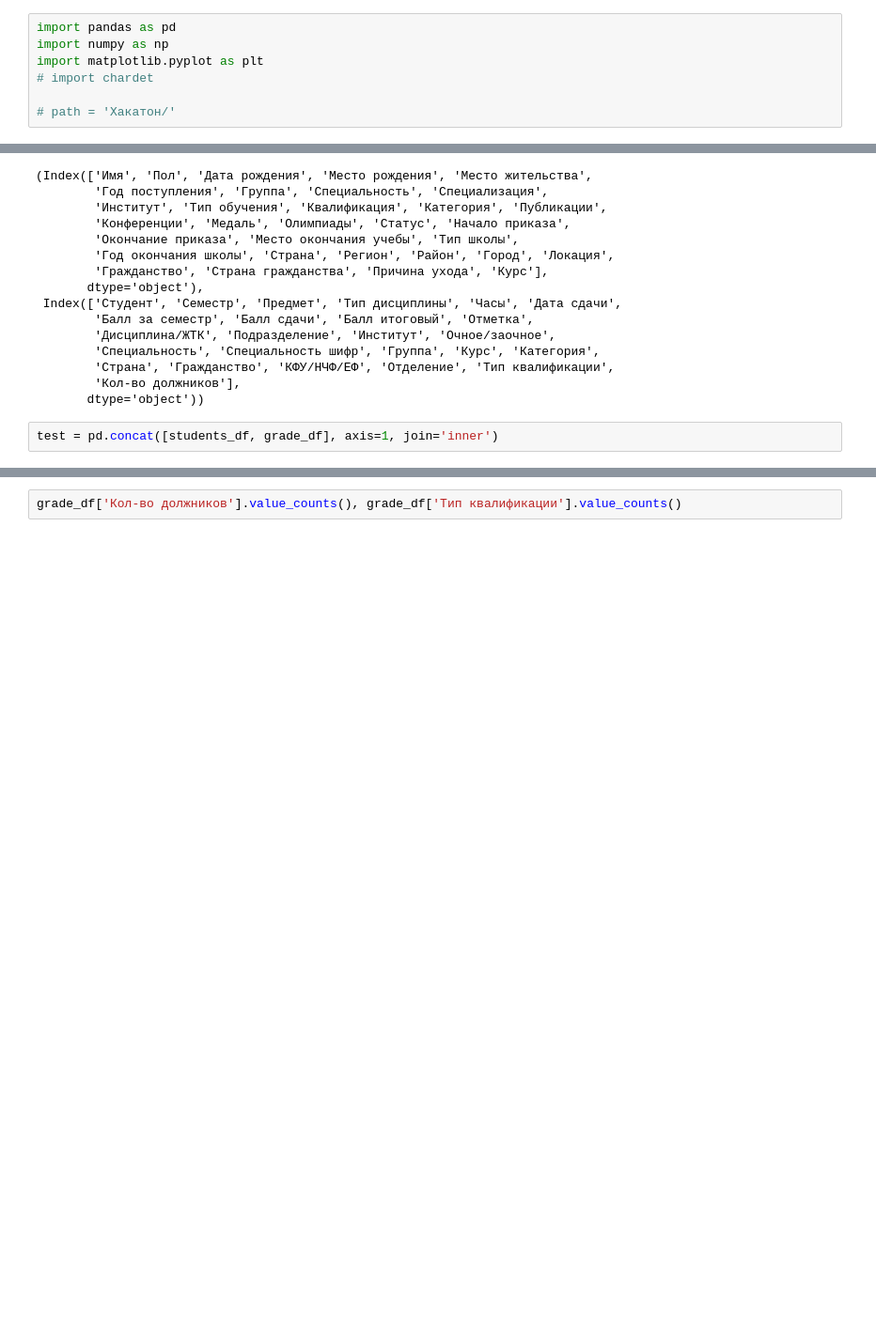
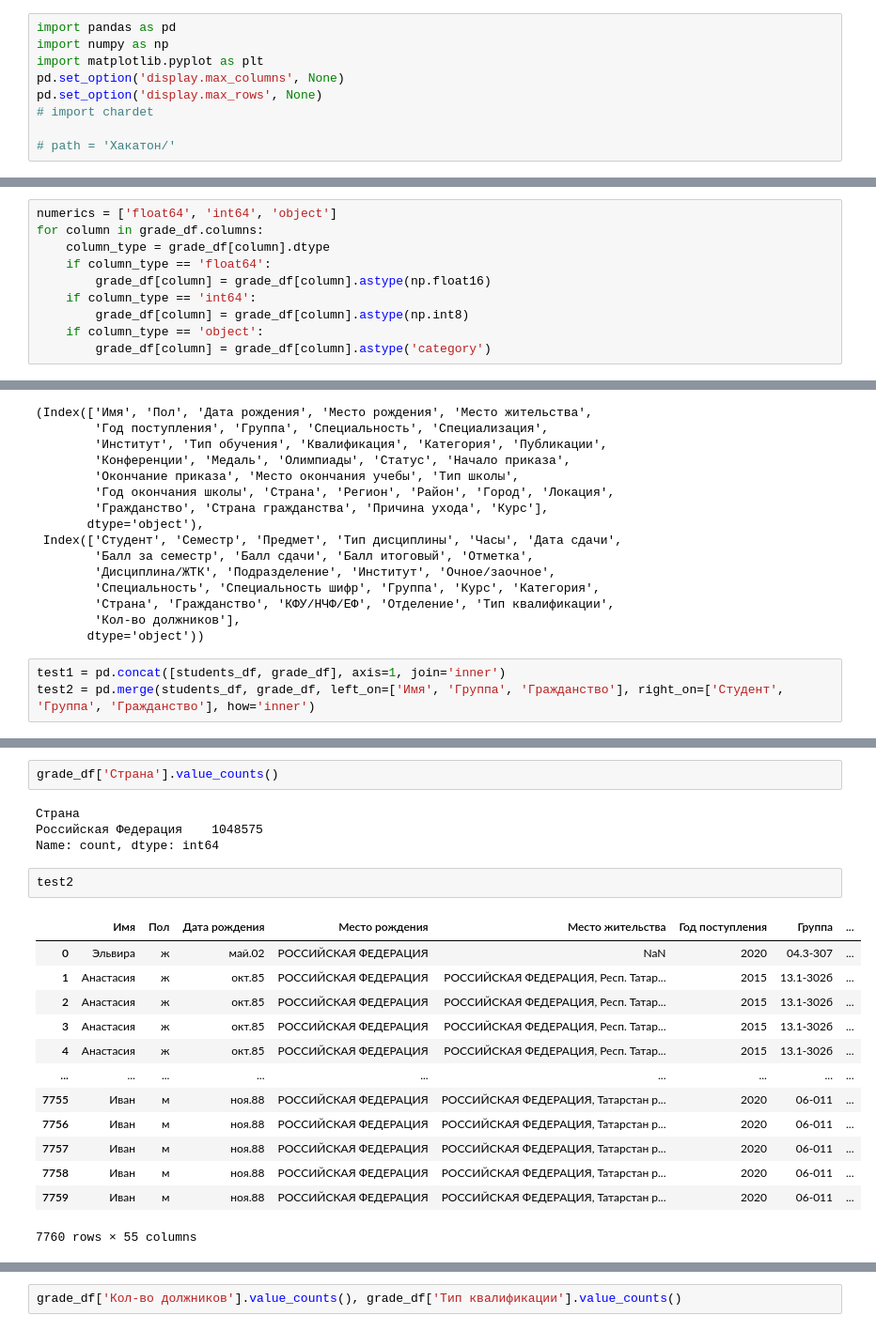
Before and after one commit to AUNitman/ubiquitous-octo-chainsaw, a Jupyter notebook: main.ipynb, the cells around one changed output, grey strips where cells are left out. Shown at 94% size. Saved outputs shown, nothing was run; the diff lists cells and outputs as text; blank space fills up the shorter version.

```diff
--- a/main.ipynb
+++ b/main.ipynb
@@ -2,6 +2,8 @@
 import pandas as pd
 import numpy as np
 import matplotlib.pyplot as plt
+pd.set_option('display.max_columns', None)
+pd.set_option('display.max_rows', None)
 # import chardet
 
 # path = 'Хакатон/'
@@ -49,0 +79,10 @@ grade_df = pd.read_csv('Х_Успеваемость.csv')
+# %%
+numerics = ['float64', 'int64', 'object']
+for column in grade_df.columns:
+    column_type = grade_df[column].dtype
+    if column_type == 'float64':
+        grade_df[column] = grade_df[column].astype(np.float16)
+    if column_type == 'int64':
+        grade_df[column] = grade_df[column].astype(np.int8)
+    if column_type == 'object':
+        grade_df[column] = grade_df[column].astype('category')
@@ -100,4 +163,5 @@ students_df.columns, grade_df.columns
         'Кол-во должников'],
        dtype='object'))
 # %%
-test = pd.concat([students_df, grade_df], axis=1, join='inner')
+test1 = pd.concat([students_df, grade_df], axis=1, join='inner')
+test2 = pd.merge(students_df, grade_df, left_on=['Имя', 'Группа', 'Гражданство'], right_on=['Студент', 'Группа', 'Гражданство'], how='inner')
@@ -119,0 +246,22 @@ test
+# %%
+grade_df['Страна'].value_counts()
+# %% [output]
+Страна
+Российская Федерация    1048575
+Name: count, dtype: int64
+# %%
+test2
+# %% [output]
+|  | Имя | Пол | Дата рождения | Место рождения | Место жительства | Год поступления | Группа | ... |
+| 0 | Эльвира | ж | май.02 | РОССИЙСКАЯ ФЕДЕРАЦИЯ | NaN | 2020 | 04.3-307 | ... |
+| 1 | Анастасия | ж | окт.85 | РОССИЙСКАЯ ФЕДЕРАЦИЯ | РОССИЙСКАЯ ФЕДЕРАЦИЯ, Респ. Татар... | 2015 | 13.1-302б | ... |
+| 2 | Анастасия | ж | окт.85 | РОССИЙСКАЯ ФЕДЕРАЦИЯ | РОССИЙСКАЯ ФЕДЕРАЦИЯ, Респ. Татар... | 2015 | 13.1-302б | ... |
+| 3 | Анастасия | ж | окт.85 | РОССИЙСКАЯ ФЕДЕРАЦИЯ | РОССИЙСКАЯ ФЕДЕРАЦИЯ, Респ. Татар... | 2015 | 13.1-302б | ... |
+| 4 | Анастасия | ж | окт.85 | РОССИЙСКАЯ ФЕДЕРАЦИЯ | РОССИЙСКАЯ ФЕДЕРАЦИЯ, Респ. Татар... | 2015 | 13.1-302б | ... |
+| ... | ... | ... | ... | ... | ... | ... | ... | ... |
+| 7755 | Иван | м | ноя.88 | РОССИЙСКАЯ ФЕДЕРАЦИЯ | РОССИЙСКАЯ ФЕДЕРАЦИЯ, Татарстан р... | 2020 | 06-011 | ... |
+| 7756 | Иван | м | ноя.88 | РОССИЙСКАЯ ФЕДЕРАЦИЯ | РОССИЙСКАЯ ФЕДЕРАЦИЯ, Татарстан р... | 2020 | 06-011 | ... |
+| 7757 | Иван | м | ноя.88 | РОССИЙСКАЯ ФЕДЕРАЦИЯ | РОССИЙСКАЯ ФЕДЕРАЦИЯ, Татарстан р... | 2020 | 06-011 | ... |
+| 7758 | Иван | м | ноя.88 | РОССИЙСКАЯ ФЕДЕРАЦИЯ | РОССИЙСКАЯ ФЕДЕРАЦИЯ, Татарстан р... | 2020 | 06-011 | ... |
+| 7759 | Иван | м | ноя.88 | РОССИЙСКАЯ ФЕДЕРАЦИЯ | РОССИЙСКАЯ ФЕДЕРАЦИЯ, Татарстан р... | 2020 | 06-011 | ... |
+7760 rows × 55 columns
```
Also changed, not shown: parts of 19 cells of this notebook.
